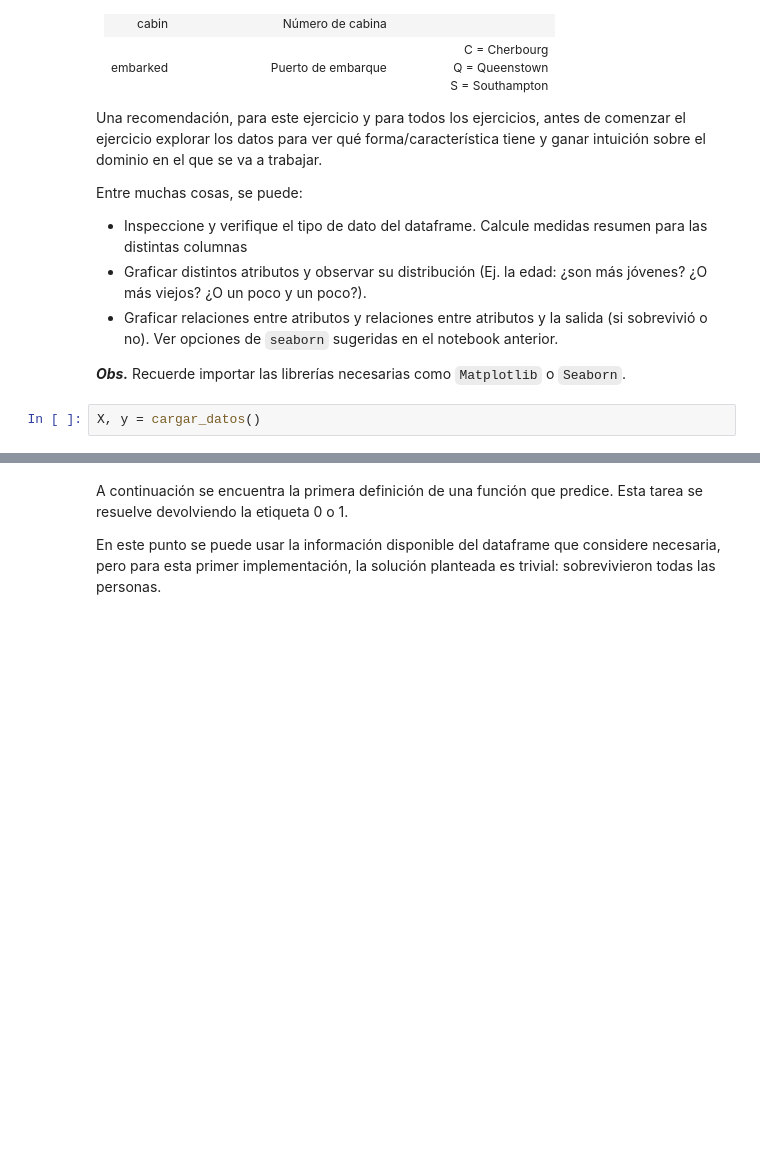
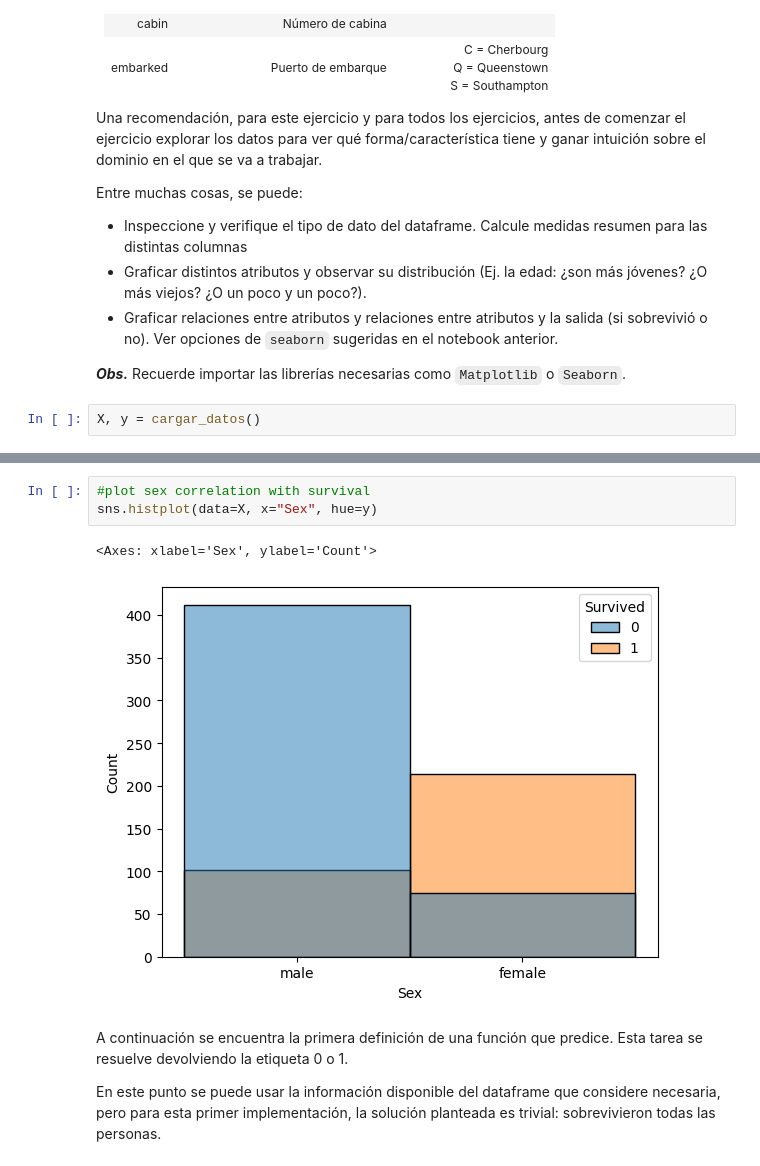
Before and after one commit to machulsky61/Aprendizaje-Automatico, a Jupyter notebook: Notebooks/notebook_02_titanic-published.ipynb, the cells around one changed output, grey strips where cells are left out. Cells and saved outputs as stored; diff of their text form; blank space fills up the shorter version.

```diff
--- a/Notebooks/notebook_02_titanic-published.ipynb
+++ b/Notebooks/notebook_02_titanic-published.ipynb
@@ -104,3 +139,9 @@ y
+# %%
+#plot sex correlation with survival
+sns.histplot(data=X, x="Sex", hue=y)
+# %% [output]
+<Axes: xlabel='Sex', ylabel='Count'>
+[figure, added]
 # %% [markdown]
 A continuación se encuentra la primera definición de una función que predice. Esta tarea se resuelve devolviendo la etiqueta 0 o 1.
 
```
Also changed, not shown: parts of 4 cells of this notebook.
